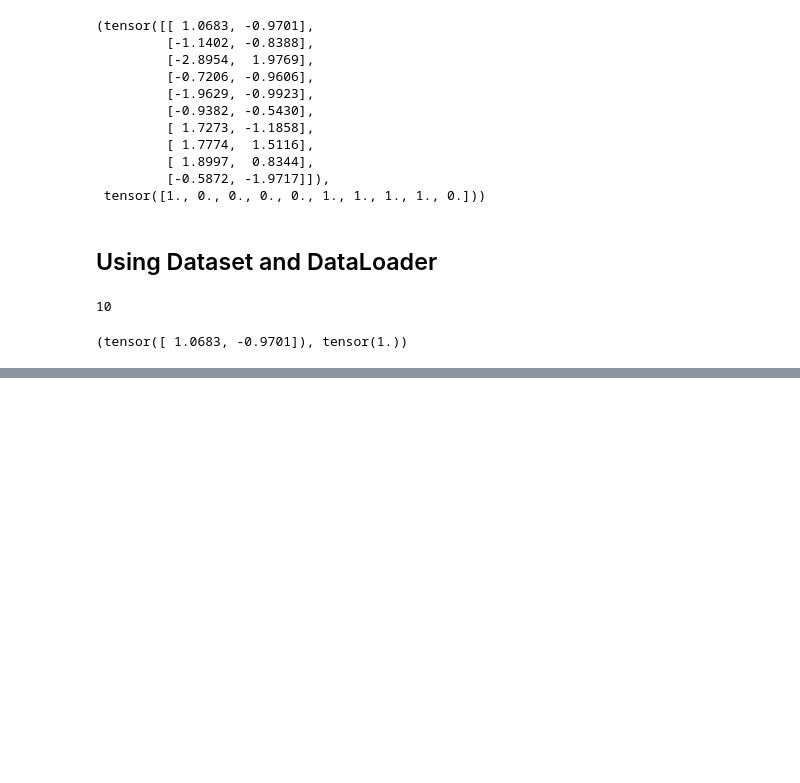
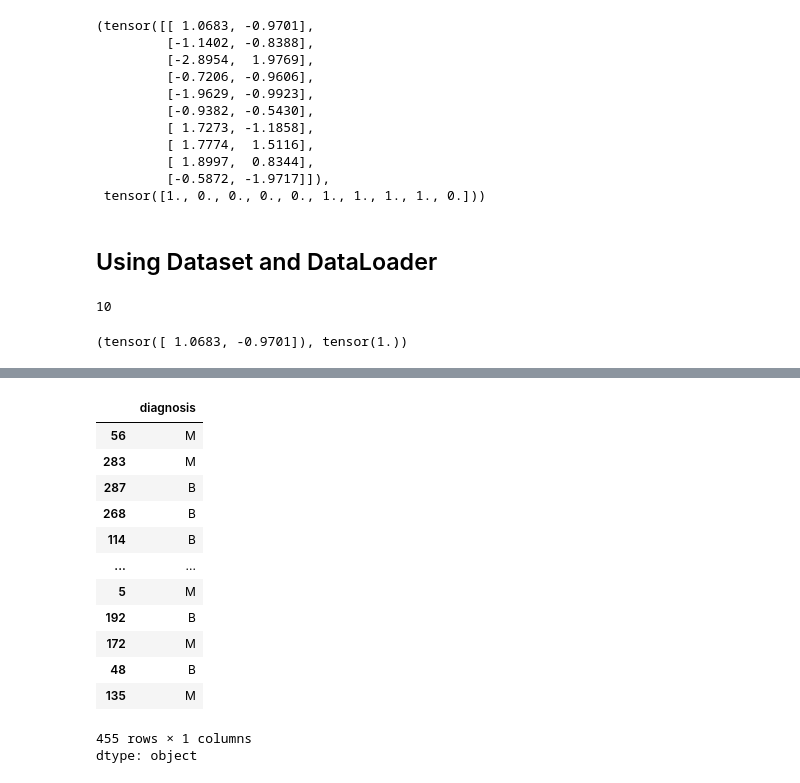
Before and after one commit to DipayanSaha007/ML_DL, a Jupyter notebook: Using_PyTorch/Dataset_and_DataLoader_demo.ipynb, the cells around one changed output, grey strips where cells are left out. Cells and saved outputs as stored; diff of their text form; code cells hidden in the pictures; blank space fills up the shorter version.

```diff
--- a/Using_PyTorch/Dataset_and_DataLoader_demo.ipynb
+++ b/Using_PyTorch/Dataset_and_DataLoader_demo.ipynb
@@ -104,0 +137,5 @@ tensor([1., 0.])
+# %%
+# Train Test Split
+x = df.drop(columns=['diagnosis'], axis=1)
+y = df['diagnosis']
+x_train, x_test, y_train, y_test = train_test_split(x, y, test_size=0.2)
@@ -104,0 +166,17 @@ tensor([1., 0.])
+# %%
+y_train
+# %% [output]
+|  | diagnosis |
+| 56 | M |
+| 283 | M |
+| 287 | B |
+| 268 | B |
+| 114 | B |
+| ... | ... |
+| 5 | M |
+| 192 | B |
+| 172 | M |
+| 48 | B |
+| 135 | M |
+455 rows × 1 columns
+dtype: object
```
Also changed, not shown: parts of 21 cells of this notebook.
